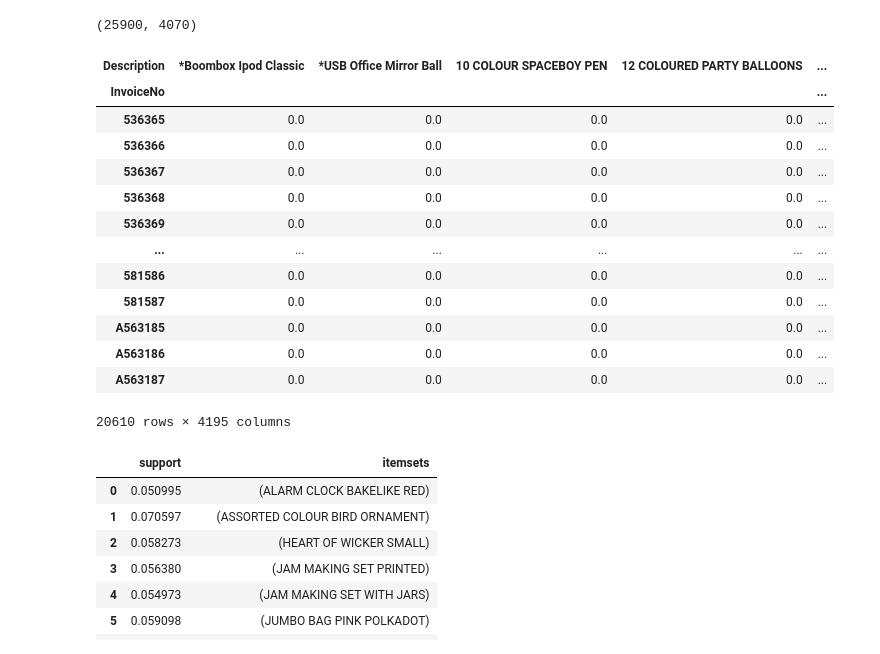
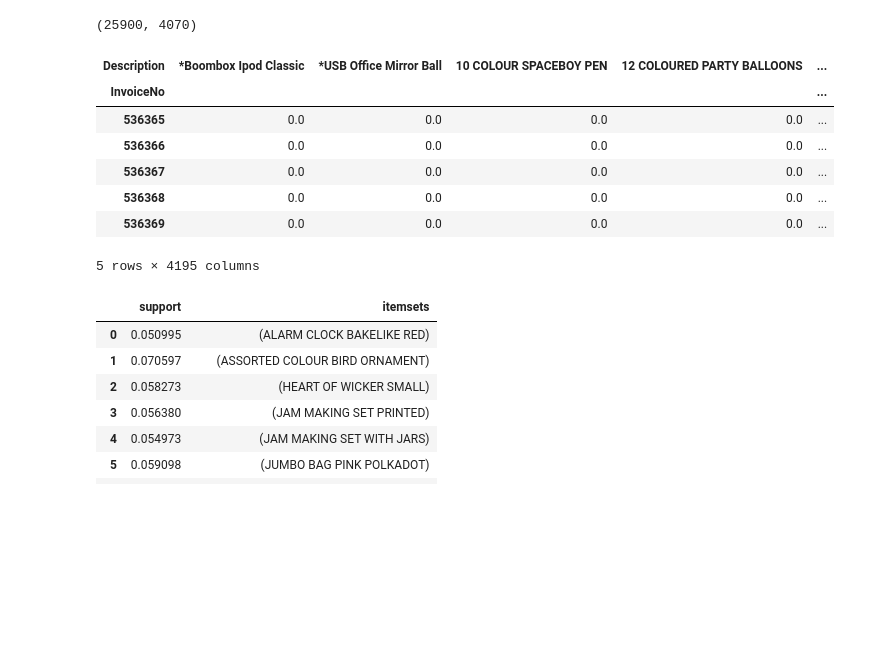
Before and after one commit to Michiel-DK/olist, a Jupyter notebook: data/apriori dataset ecom.ipynb, the cells around one changed output. Saved outputs shown, nothing was run; the diff lists cells and outputs as text; code cells hidden in the pictures; blank space fills up the shorter version.

```diff
--- a/data/apriori dataset ecom.ipynb
+++ b/data/apriori dataset ecom.ipynb
@@ -36,19 +38,13 @@ df = df[~df['InvoiceNo'].str.contains('C')]
 basket = df.groupby(['InvoiceNo', 'Description'])['Quantity'].sum().unstack().reset_index().fillna(0).set_index('InvoiceNo')
 # %%
-basket
+basket.head()
 # %% [output]
 | Description | *Boombox Ipod Classic | *USB Office Mirror Ball | 10 COLOUR SPACEBOY PEN | 12 COLOURED PARTY BALLOONS | ... |
 | InvoiceNo |  |  |  |  | ... |
 | 536365 | 0.0 | 0.0 | 0.0 | 0.0 | ... |
 | 536366 | 0.0 | 0.0 | 0.0 | 0.0 | ... |
 | 536367 | 0.0 | 0.0 | 0.0 | 0.0 | ... |
 | 536368 | 0.0 | 0.0 | 0.0 | 0.0 | ... |
 | 536369 | 0.0 | 0.0 | 0.0 | 0.0 | ... |
-| ... | ... | ... | ... | ... | ... |
-| 581586 | 0.0 | 0.0 | 0.0 | 0.0 | ... |
-| 581587 | 0.0 | 0.0 | 0.0 | 0.0 | ... |
-| A563185 | 0.0 | 0.0 | 0.0 | 0.0 | ... |
-| A563186 | 0.0 | 0.0 | 0.0 | 0.0 | ... |
-| A563187 | 0.0 | 0.0 | 0.0 | 0.0 | ... |
-20610 rows × 4195 columns
+5 rows × 4195 columns
 # %%
```
Also changed, not shown: parts of 53 cells of this notebook.
